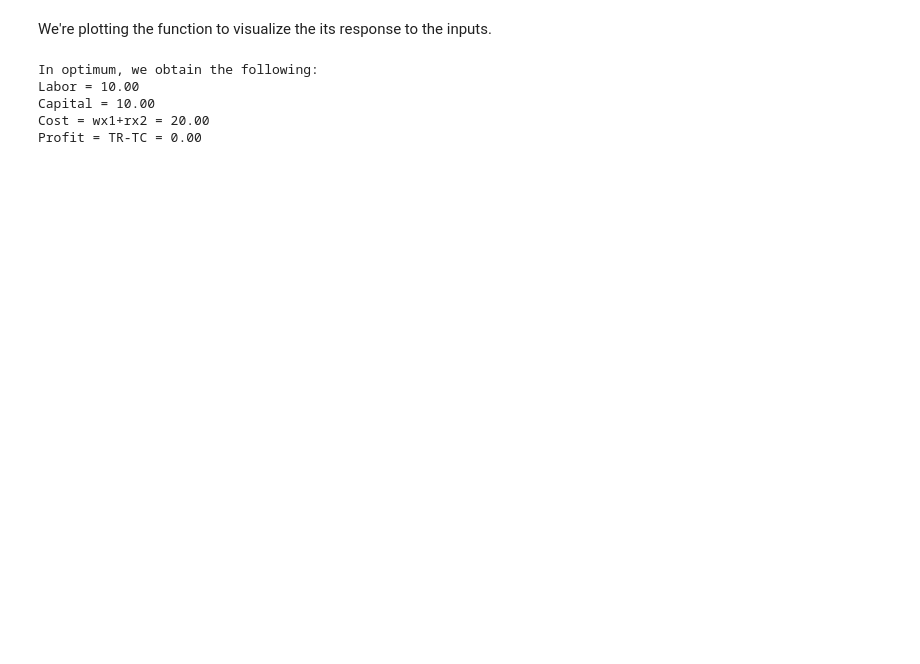
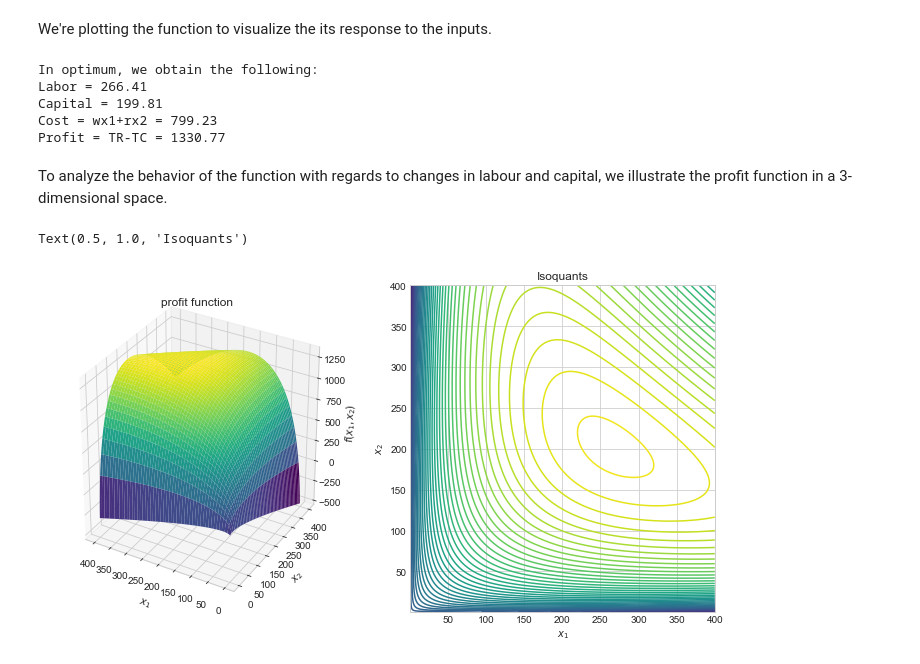
Before and after one commit to Mayland95/projects-2020-aan, a Jupyter notebook: modelproject/Model project.ipynb, the cells around one changed output. Cells and saved outputs as stored; diff of their text form; code cells hidden in the pictures; blank space fills up the shorter version.

Commit message:
profit max

```diff
--- a/modelproject/Model project.ipynb
+++ b/modelproject/Model project.ipynb
@@ -26,10 +31,10 @@ We define the parameters as constants, then we move on to define the profit func
 # %%
 # parameters:
-b = 1 #beta
-w = 1 #wage
-r = 1 #rate
-p = 2 #unit price
-alpha = 0.50 #preference parameter
+b = .5 #beta
+w = 1.5 #wage
+r = 2 #rate
+M = 30 #max price
+alpha = 0.4 #preference parameter for capital and labor
 
 def profit_func(x1,x2,alpha=.5):
     """
@@ -40,7 +45,13 @@ def profit_func(x1,x2,alpha=.5):
 
     Returns: Float
     """
-    return p*b*x1**alpha*x2**(1-alpha)-w*x1-r*x2
+    def production_func(x1,x2,alpha=.5):
+        return b*x1**alpha*x2**(1-alpha)
+
+    def price_func(x1,x2):
+        return M - .1 * production_func(x1,x2,alpha=.5)
+
+    return (price_func(x1,x2))*production_func(x1,x2,alpha=.5)-w*x1-r*x2
 # %% [markdown]
 We're plotting the function to visualize the its response to the inputs.
 # %%
@@ -70,7 +81,50 @@ x2 = sol_case2.x[1]
 print_solution1(x1,x2,profit_func, w, r)
 # %% [output]
 In optimum, we obtain the following:
-Labor = 10.00
-Capital = 10.00
-Cost = wx1+rx2 = 20.00
-Profit = TR-TC = 0.00
+Labor = 266.41
+Capital = 199.81
+Cost = wx1+rx2 = 799.23
+Profit = TR-TC = 1330.77
+# %% [markdown]
+To analyze the behavior of the function with regards to changes in labour and capital, we illustrate the profit function in a 3-dimensional space.
+# %%
+# set sample size
+N = 400
+
+# An np array of labour and capital is created
+x1_vec = np.linspace(1,400,N)
+x2_vec = np.linspace(1,400,N)
+# We are creating an empty np array for the profit function we wish to illustrate
+f = np.empty((x1_vec.size,x2_vec.size))
+
+# Inserting values for the profits for each x1 and x2
+for i1,x1 in enumerate(x1_vec):
+    for i2,x2 in enumerate(x2_vec):
+        f[i1,i2] = profit_func(x1,x2)
+
+# Initiating figure
+fig = plt.figure(figsize=(12,6)) # Creating figure
+ax = fig.add_subplot(1,2,1, projection='3d') # Adding a 3D subplot
+x1,x2 = np.meshgrid(x1_vec,x2_vec,indexing='ij') # Creating the meshgrid for the figure
+ax.plot_surface(x1,x2,f,cmap=cm.viridis,edgecolor='') # plotting the profit function
+
+# Formatting the visual presentation
+ax.set_xlabel('$x_1$')
+ax.set_ylabel('$x_2$')
+ax.set_zlabel('$f(x_1,x_2)$')
+ax.invert_xaxis()
+ax.set_title('profit function')
+
+# To emphasize the profit maximizing amounts, we ad an illustration of isoquants
+ax = fig.add_subplot(1,2,2) # Adding subplot
+
+x1,x2 = np.meshgrid(x1_vec,x2_vec,indexing='ij') # Creating the meshgrid for the figure
+ax.contour(x1,x2,f,50, cmap=cm.viridis) # plotting the profit function
+
+# Formatting the visual presentation
+ax.set_xlabel('$x_1$')
+ax.set_ylabel('$x_2$')
+ax.set_title('Isoquants')
+# %% [output]
+Text(0.5, 1.0, 'Isoquants')
+[figure, added]
```
Also changed, not shown: parts of 2 cells of this notebook.
